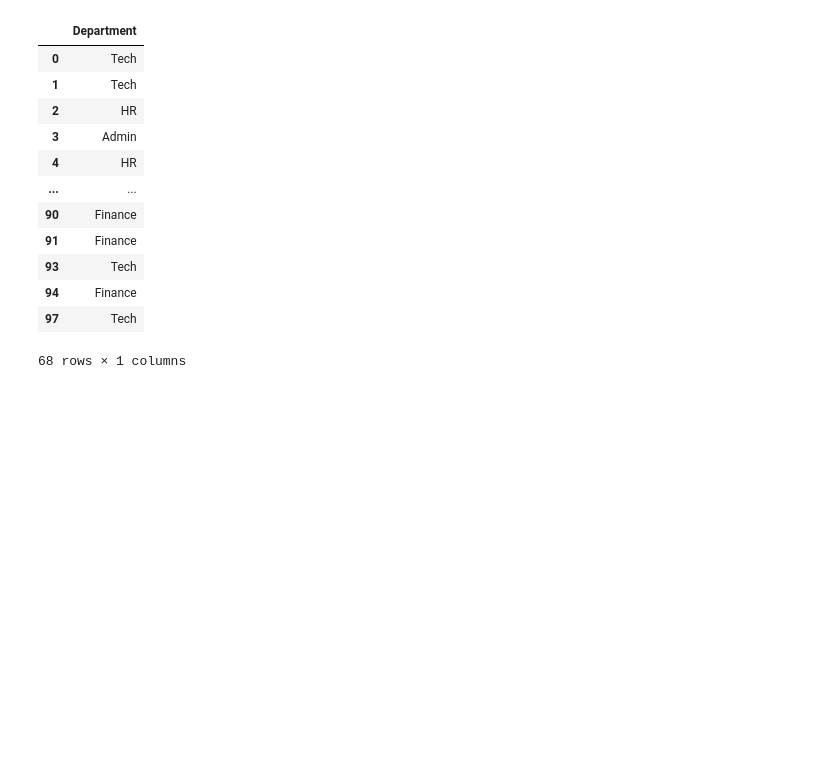
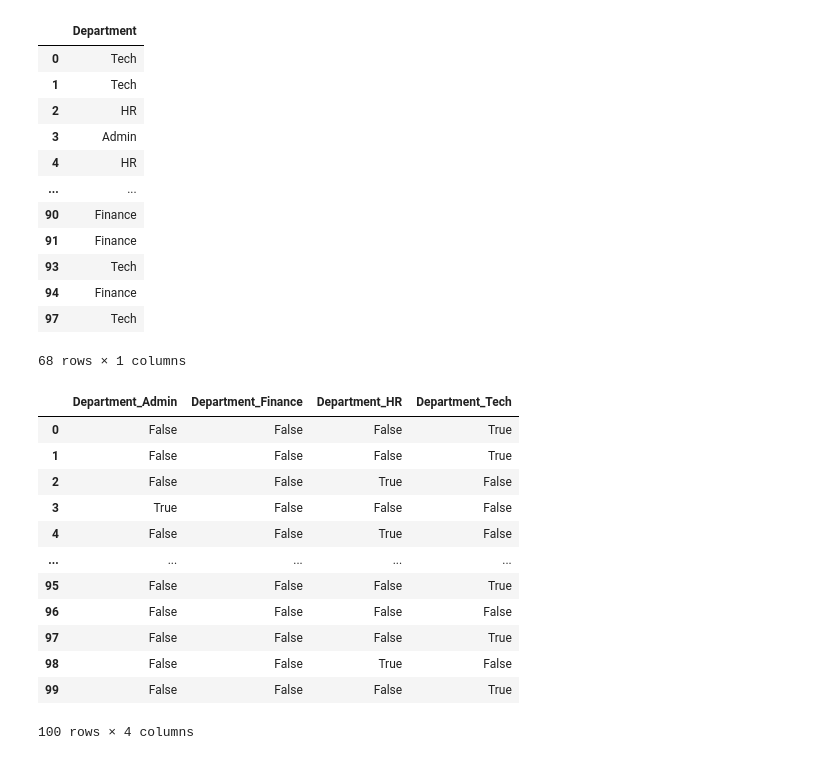
Before and after one commit to Jenil020/python, a Jupyter notebook: ML.ipynb, the cells around one changed output. Saved outputs shown, nothing was run; the diff lists cells and outputs as text; code cells hidden in the pictures; blank space fills up the shorter version.

```diff
--- a/ML.ipynb
+++ b/ML.ipynb
@@ -110,3 +110,22 @@ display(df[categorical_columns])
 | 94 | Finance |
 | 97 | Tech |
 68 rows × 1 columns
+# %%
+#Encoding (convert categorical data into numerical)
+#(one hot encode using get dummies)
+en_data = df[["Department"]]
+pd.get_dummies(en_data)
+# %% [output]
+|  | Department_Admin | Department_Finance | Department_HR | Department_Tech |
+| 0 | False | False | False | True |
+| 1 | False | False | False | True |
+| 2 | False | False | True | False |
+| 3 | True | False | False | False |
+| 4 | False | False | True | False |
+| ... | ... | ... | ... | ... |
+| 95 | False | False | False | True |
+| 96 | False | False | False | False |
+| 97 | False | False | False | True |
+| 98 | False | False | True | False |
+| 99 | False | False | False | True |
+100 rows × 4 columns
```
Also changed, not shown: parts of 6 cells of this notebook.
